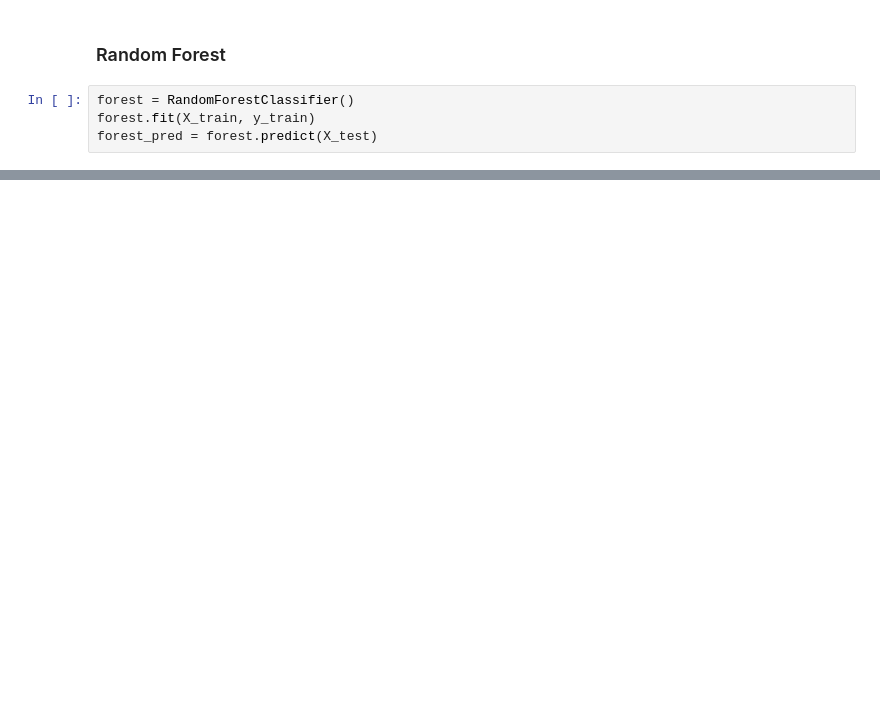
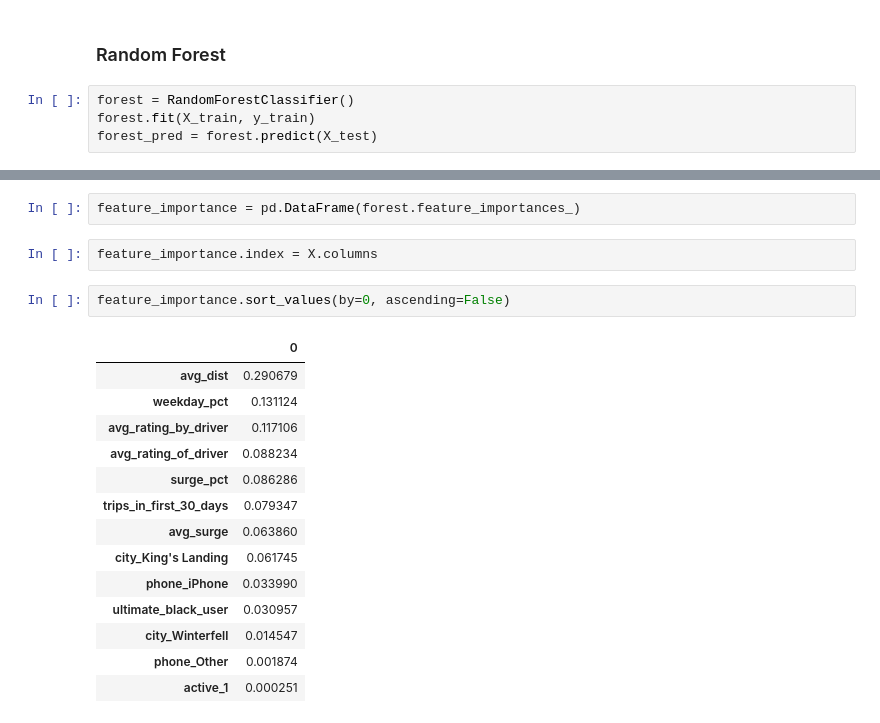
Before and after one commit to Williamdst/Springboard-DSC, a Jupyter notebook: 26.2_Ultimate-Technologies/Ultimate.ipynb, the cells around one changed output, grey strips where cells are left out. Drawn from its saved outputs; the diff is of its cells as text; blank space fills up the shorter version.

```diff
--- a/26.2_Ultimate-Technologies/Ultimate.ipynb
+++ b/26.2_Ultimate-Technologies/Ultimate.ipynb
@@ -486,0 +489,21 @@ svc_grid.fit(X_train,y_train)
+# %%
+feature_importance = pd.DataFrame(forest.feature_importances_)
+# %%
+feature_importance.index = X.columns
+# %%
+feature_importance.sort_values(by=0, ascending=False)
+# %% [output]
+|  | 0 |
+| avg_dist | 0.290679 |
+| weekday_pct | 0.131124 |
+| avg_rating_by_driver | 0.117106 |
+| avg_rating_of_driver | 0.088234 |
+| surge_pct | 0.086286 |
+| trips_in_first_30_days | 0.079347 |
+| avg_surge | 0.063860 |
+| city_King's Landing | 0.061745 |
+| phone_iPhone | 0.033990 |
+| ultimate_black_user | 0.030957 |
+| city_Winterfell | 0.014547 |
+| phone_Other | 0.001874 |
+| active_1 | 0.000251 |
```
Also changed, not shown: parts of 24 cells of this notebook, 4 other files.
